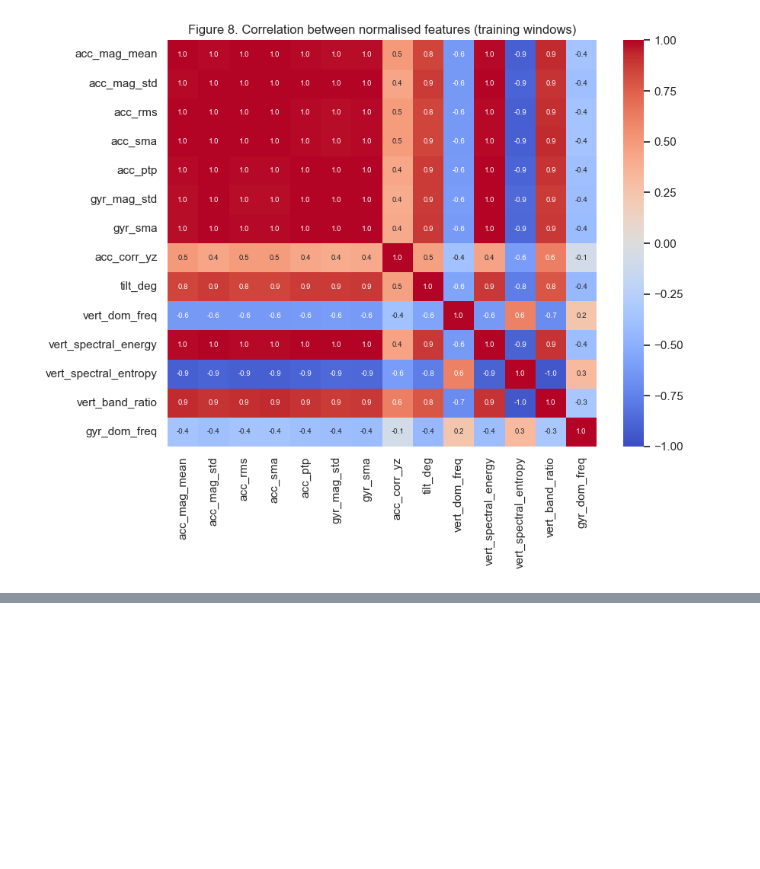
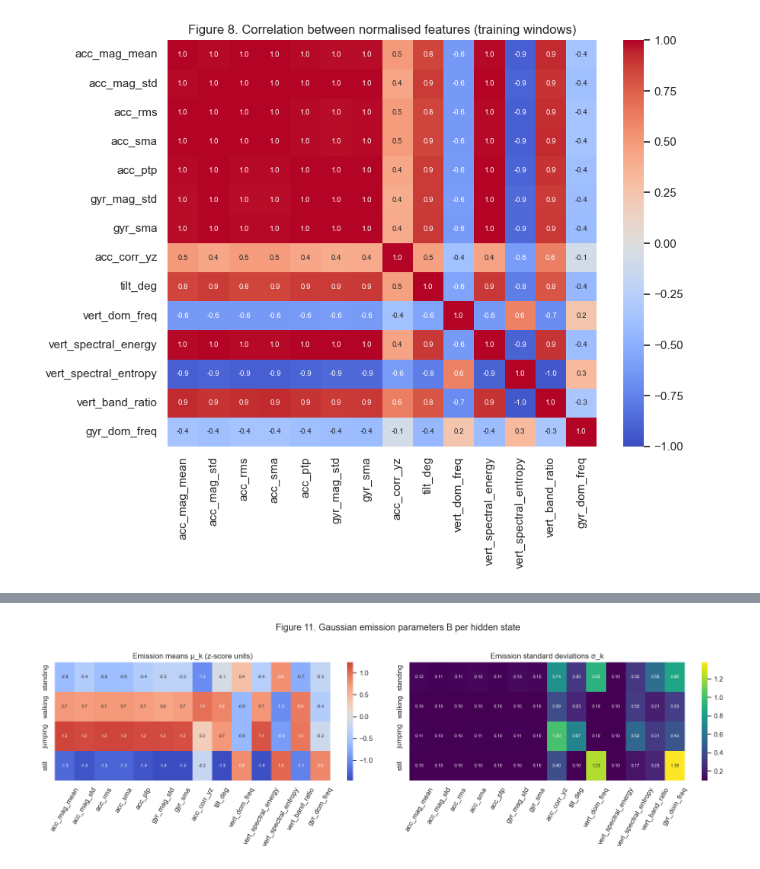
Before and after one commit to mukunzindahiro-max/hmm-activity-recognition, a Jupyter notebook: har_hmm.ipynb, the cells around one changed output, grey strips where cells are left out. Saved outputs shown, nothing was run; the diff lists cells and outputs as text; code cells hidden in the pictures; blank space fills up the shorter version.

```diff
--- a/har_hmm.ipynb
+++ b/har_hmm.ipynb
@@ -342,0 +437,16 @@ plt.show()
+# %%
+fig, axes = plt.subplots(1, 2, figsize=(16, 5))
+sns.heatmap(pd.DataFrame(hmm.means_, index=ACTIVITIES, columns=ft.FEATURE_NAMES), cmap="coolwarm",
+            center=0, annot=True, fmt=".1f", annot_kws={"size": 7}, ax=axes[0])
+axes[0].set_title("Emission means μ_k (z-score units)")
+sns.heatmap(pd.DataFrame(np.sqrt(hmm.covars_), index=ACTIVITIES, columns=ft.FEATURE_NAMES), cmap="viridis",
+            annot=True, fmt=".2f", annot_kws={"size": 7}, ax=axes[1])
+axes[1].set_title("Emission standard deviations σ_k")
+for ax in axes:
+    ax.tick_params(axis="x", rotation=60)
+fig.suptitle("Figure 11. Gaussian emission parameters B per hidden state", y=1.02)
+fig.tight_layout()
+fig.savefig(PLOTS / "emission_parameters.png", dpi=150, bbox_inches="tight")
+plt.show()
+# %% [output]
+[figure, added]
```
Also changed, not shown: parts of 9 cells of this notebook, 8 other files.
